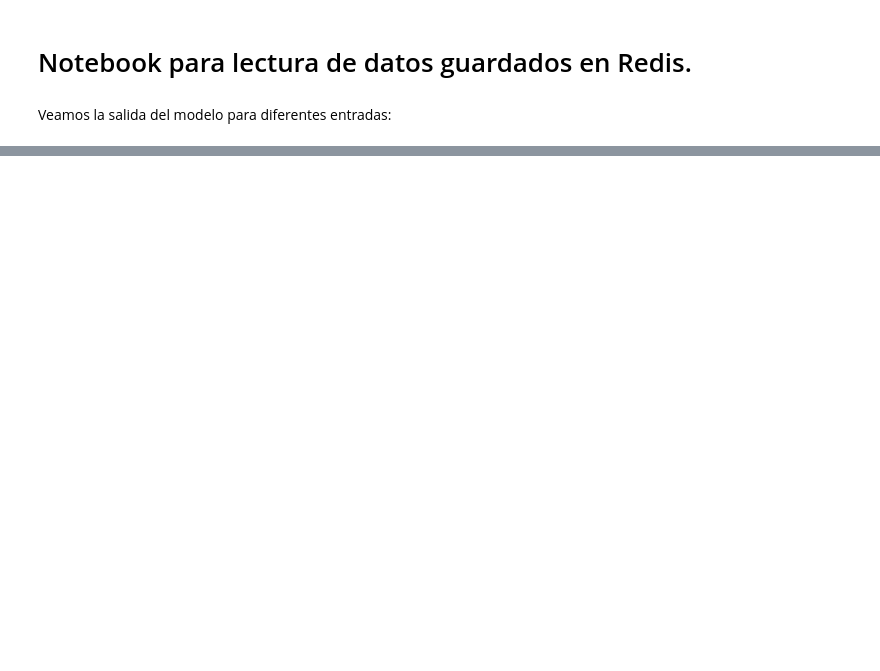
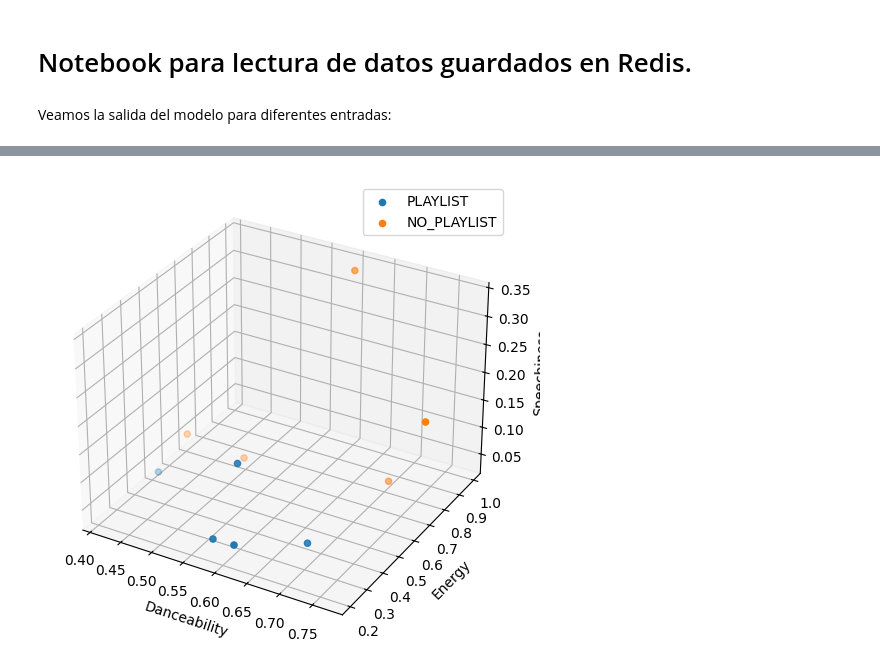
Before and after one commit to Gonzalo-Avalos-Ribas/amq2-service-ml, a Jupyter notebook: notebook_redis_out/redis_out.ipynb, the cells around one changed output, grey strips where cells are left out. Saved outputs shown, nothing was run; the diff lists cells and outputs as text; code cells hidden in the pictures; blank space fills up the shorter version.

```diff
--- a/notebook_redis_out/redis_out.ipynb
+++ b/notebook_redis_out/redis_out.ipynb
@@ -49,0 +65,22 @@ Para la entrada: [0.573, 0.551, 0.0259] el modelo predice que: PLAYLIST
+# %%
+# Creamos la figura donde vamos a mostrar la relación entre las varaibles en 3D
+fig = plt.figure(figsize=(10,6))
+ax = fig.add_subplot(111, projection='3d')
+
+# Asignamos un color la punto en función del label
+for label in test_values_df['label'].unique():
+    data = test_values_df[test_values_df['label'] == label]
+    ax.scatter(data['danceability'], data['energy'], data['speechiness'], label=label)
+
+# Nombramos los ejes
+ax.set_xlabel('Danceability')
+ax.set_ylabel('Energy')
+ax.set_zlabel('Speechiness')
+
+# Mostramos la leyenda
+ax.legend()
+
+# Mostramos la imagen
+plt.show()
+# %% [output]
+[figure, added]
```
Also changed, not shown: parts of 5 cells of this notebook, 1 other file.
